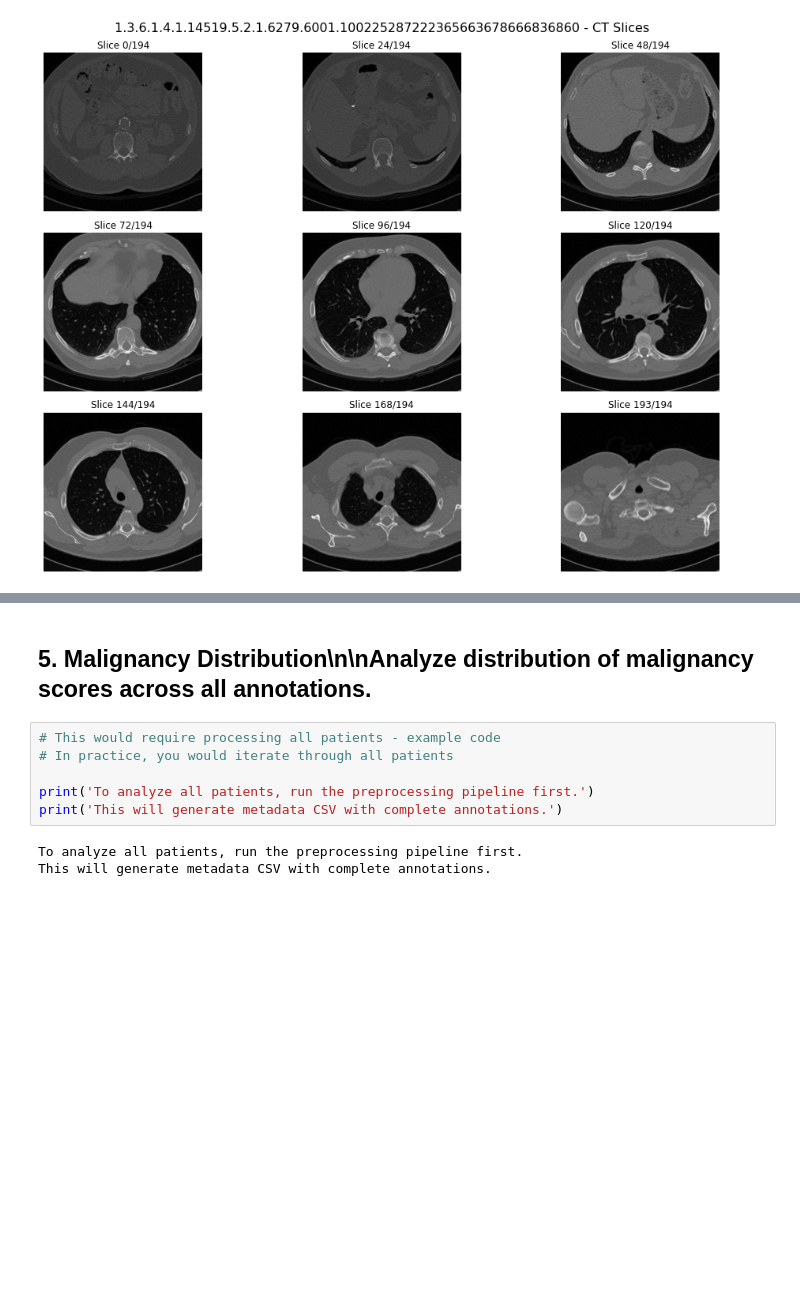
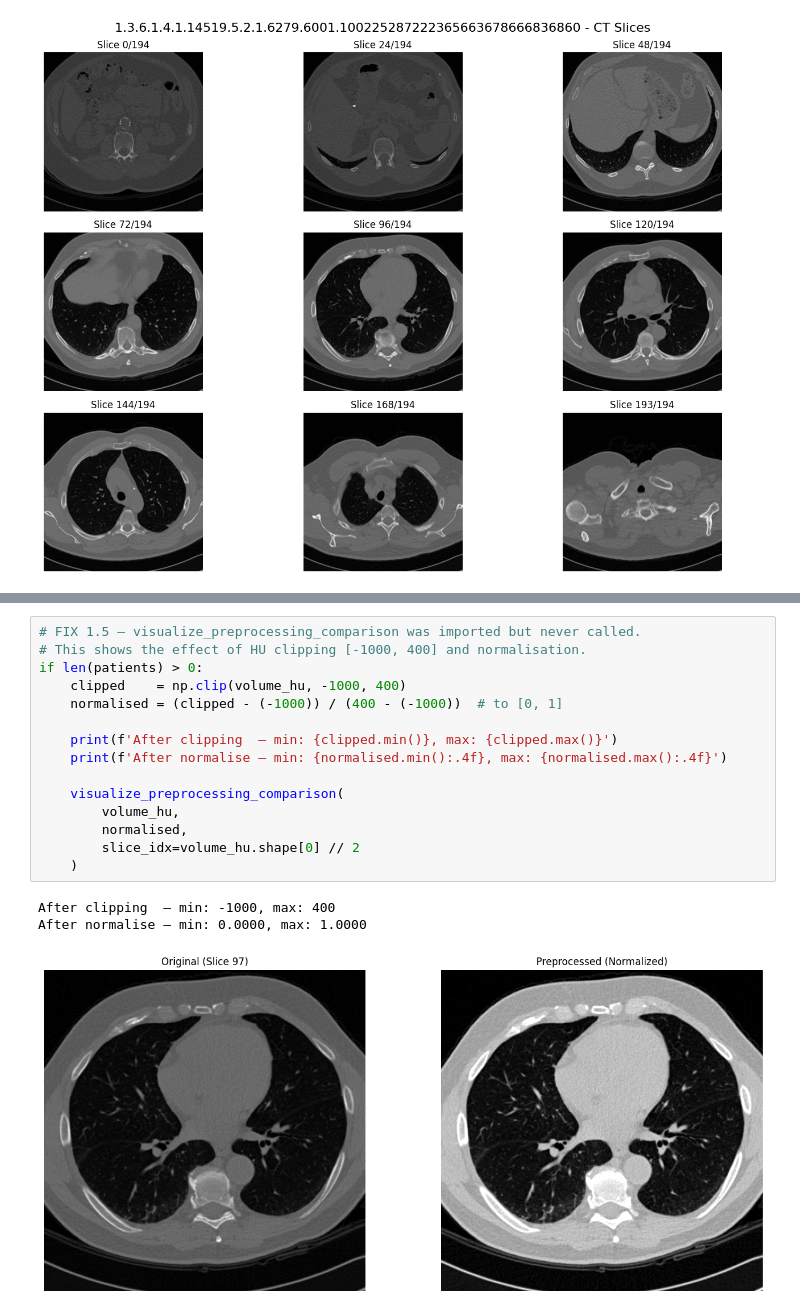
Before and after one commit to SreeThanu/lung_cancer_vljepa, a Jupyter notebook: notebooks/01_data_exploration.ipynb, the cells around one changed output, grey strips where cells are left out. Cells and saved outputs as stored; diff of their text form; blank space fills up the shorter version.

```diff
--- a/notebooks/01_data_exploration.ipynb
+++ b/notebooks/01_data_exploration.ipynb
@@ -144,11 +162,19 @@ Number of nodule annotations: 0
-# %% [markdown]
-## 5. Malignancy Distribution\n\nAnalyze distribution of malignancy scores across all annotations.
-# %%
-# This would require processing all patients - example code
-# In practice, you would iterate through all patients
-
-print('To analyze all patients, run the preprocessing pipeline first.')
-print('This will generate metadata CSV with complete annotations.')
-# %% [output]
-To analyze all patients, run the preprocessing pipeline first.
-This will generate metadata CSV with complete annotations.
+# %%
+# FIX 1.5 — visualize_preprocessing_comparison was imported but never called.
+# This shows the effect of HU clipping [-1000, 400] and normalisation.
+if len(patients) > 0:
+    clipped    = np.clip(volume_hu, -1000, 400)
+    normalised = (clipped - (-1000)) / (400 - (-1000))  # to [0, 1]
+
+    print(f'After clipping  — min: {clipped.min()}, max: {clipped.max()}')
+    print(f'After normalise — min: {normalised.min():.4f}, max: {normalised.max():.4f}')
+
+    visualize_preprocessing_comparison(
+        volume_hu,
+        normalised,
+        slice_idx=volume_hu.shape[0] // 2
+    )
+# %% [output]
+After clipping  — min: -1000, max: 400
+After normalise — min: 0.0000, max: 1.0000
+[figure, added]
```
Also changed, not shown: parts of 19 cells of this notebook, 16 other files.
